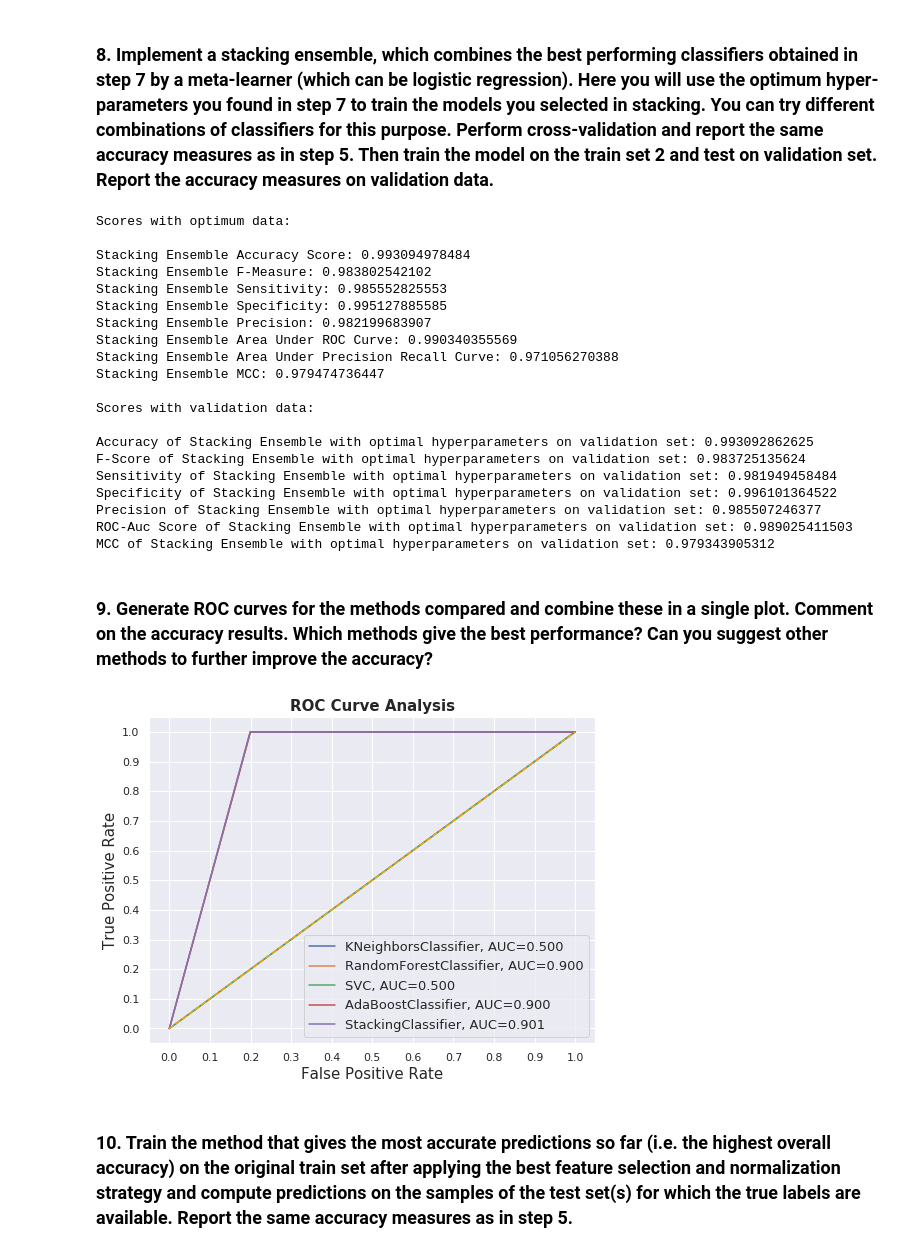
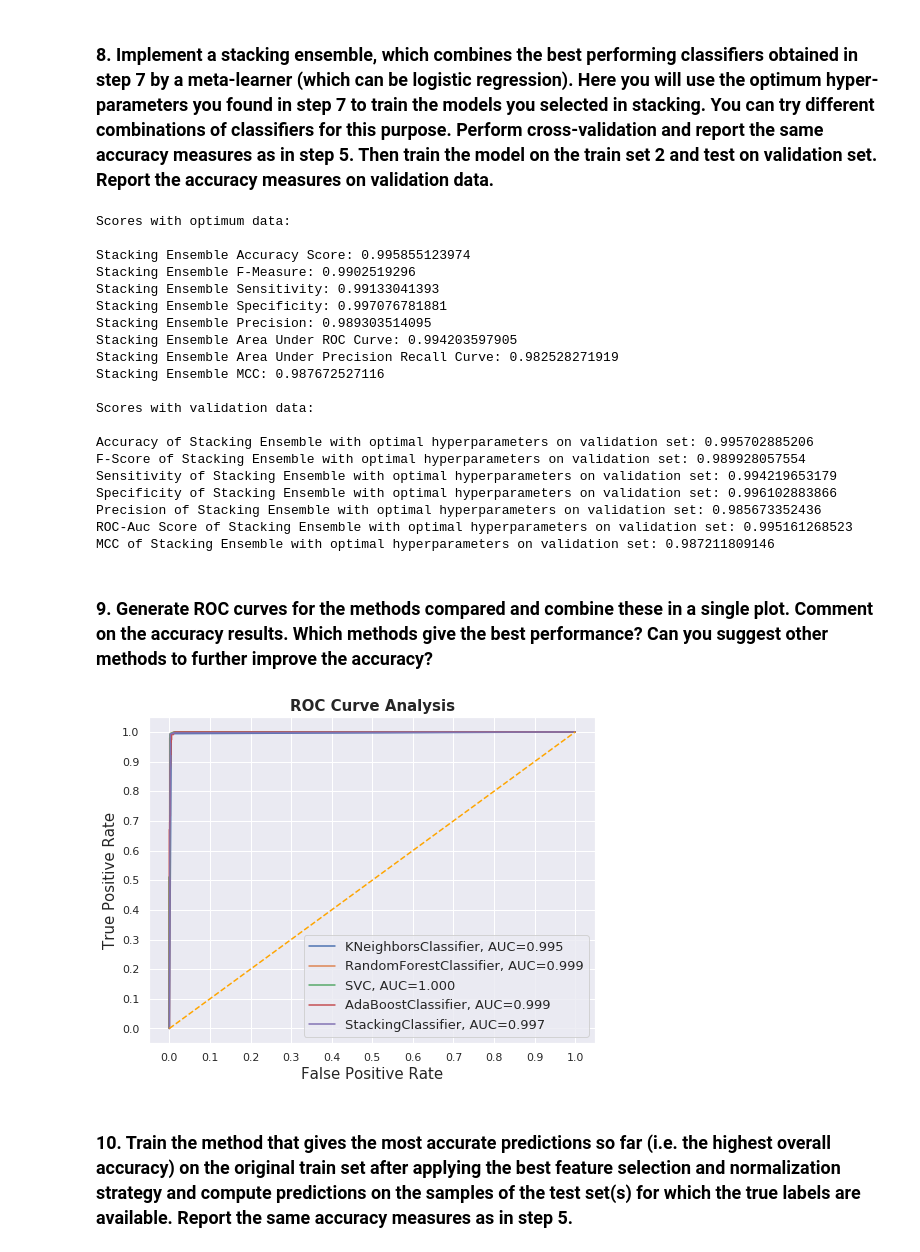
Before and after one commit to mabdullahsoyturk/Occupancy-Detection, a Jupyter notebook: occupancy_detection.ipynb, the cells around one changed output. Cells and saved outputs as stored; diff of their text form; code cells hidden in the pictures.

```diff
--- a/occupancy_detection.ipynb
+++ b/occupancy_detection.ipynb
@@ -70,11 +76,12 @@ normalized_x_validation_with_orig = scaler.transform(X_validation)
 ### 4. Perform a 10-fold cross-validation experiment for the random forest classifier on normalized and unnormalized versions of train set 2. You can set the number of trees to 100. Do you get better accuracy when you perform data normalization?
 # %%
 clf = RandomForestClassifier(n_estimators=100, random_state=42)
+kfold = StratifiedKFold(n_splits=10, random_state=42)
 
-unnormalized_accuracy = cross_val_score(clf, X_train_two, y_train_two, cv=10).mean()
-normalized_accuracy = cross_val_score(clf, normalized_x_train_two, y_train_two, cv=10).mean()
+unnormalized_accuracy = cross_val_score(clf, X_train_two, y_train_two, cv=kfold).mean()
+normalized_accuracy = cross_val_score(clf, normalized_x_train_two, y_train_two, cv=kfold).mean()
 
-if unnormalized_accuracy > normalized_accuracy or unnormalized_accuracy == normalized_accuracy:
+if unnormalized_accuracy >= normalized_accuracy:
     print("No, I did not. Unnormalized Accuracy: {}, Normalized Accuracy: {}"
           .format(unnormalized_accuracy,normalized_accuracy))
 else:
@@ -185,7 +192,11 @@ for name, model in models:
         ("SelectKBest with f_classif 4", SelectKBest(f_classif,k=4)),
         ("SelectKBest with chi2 4", SelectKBest(chi2,k=4)),
         ("SelectKBest with f_classif 5", SelectKBest(f_classif,k=5)),
-        ("SelectKBest with chi2 5", SelectKBest(chi2,k=5))
+        ("SelectKBest with chi2 5", SelectKBest(chi2,k=5)),
+        ("SelectKBest with f_classif 6", SelectKBest(f_classif,k=6)),
+        ("SelectKBest with chi2 7", SelectKBest(chi2,k=6)),
+        ("SelectKBest with f_classif 7", SelectKBest(f_classif,k=7)),
+        ("SelectKBest with chi2 7", SelectKBest(chi2,k=7))
     ]
 
     for selector_name, selector in selectors:
@@ -198,8 +209,8 @@ for name, model in models:
         print("{} normalized results:\n".format(selector_name))
         dump_metrics_with_cv(normalized_selected_x_train_two, y_train_two, name, model)
 
-print("It is better to use all of the features. The most accurate model is K-Nearest Neighbour.")
-print("It is better not to make any feature selection but for the performance two features can be selected because the accuracy is still very good with two features.")
+print("Yes, I did get improvement when I performed feature selection.")
+print("SelectKBest that uses chi2 with 4 features gave the best accuracy.")
 # %% [output]
 VarianceThreshold unnormalized results:
 
@@ -247,7 +256,8 @@ Report the best cross-validation accuracies and optimum parameter values you fou
 Compute predictions on the validation set using the models trained by optimum
 hyper-parameters. Report the same accuracy measures as in step 5.
 # %%
-optimum_x_train_two  = normalized_x_train_two
+best_selector = SelectKBest(chi2,k=4)
+optimum_x_train_two = best_selector.fit_transform(X_train_two, y=y_train_two)
 
 hyper_parameters = {
     "K-Nearest Neighbour": [1] + [i*5 for i in range(1,21)],
@@ -310,7 +320,6 @@ for model_name, parameters in hyper_parameters.items():
                 opt_params["ab_estimators"] = parameter
 
     print("Optimum Accuracy for {}: {}".format(model_name, optimum_accuracy))
-    print("Optimum Parameters:")
-    print(optimum_parameters + "\n\n")
+    print("Optimum Parameters:{}\n\n".format(optimum_parameters))
 # %% [output]
 n_estimators: 5
@@ -350,6 +359,8 @@ def dump_metrics_without_cv(features, label, validation, name, model):
     print("ROC-Auc Score of {} with optimal hyperparameters on validation set: {}".format(name, roc_auc_score(y_validation, preds)))
     print("MCC of {} with optimal hyperparameters on validation set: {}\n\n".format(name, matthews_corrcoef(y_validation, preds)))
 
+optimum_x_validation = best_selector.fit_transform(X_validation, y=y_validation)
+
 for name,model in classifiers:
-    dump_metrics_without_cv(optimum_x_train_two, y_train_two, normalized_x_validation_train_two, name, model)
+    dump_metrics_without_cv(optimum_x_train_two, y_train_two, optimum_x_validation, name, model)
 # %% [output]
@@ -388,28 +399,28 @@ sclf = StackingClassifier(classifiers=classifiers_for_stacking, meta_classifier=
 dump_metrics_with_cv(optimum_x_train_two, y_train_two, "Stacking Ensemble", sclf)
 
 print("Scores with validation data:\n")
-dump_metrics_without_cv(optimum_x_train_two, y_train_two, normalized_x_validation_train_two, "Stacking Ensemble", sclf)
+dump_metrics_without_cv(optimum_x_train_two, y_train_two, optimum_x_validation, "Stacking Ensemble", sclf)
 # %% [output]
 Scores with optimum data:
 
-Stacking Ensemble Accuracy Score: 0.993094978484
-Stacking Ensemble F-Measure: 0.983802542102
-Stacking Ensemble Sensitivity: 0.985552825553
-Stacking Ensemble Specificity: 0.995127885585
-Stacking Ensemble Precision: 0.982199683907
-Stacking Ensemble Area Under ROC Curve: 0.990340355569
-Stacking Ensemble Area Under Precision Recall Curve: 0.971056270388
-Stacking Ensemble MCC: 0.979474736447
+Stacking Ensemble Accuracy Score: 0.995855123974
+Stacking Ensemble F-Measure: 0.9902519296
+Stacking Ensemble Sensitivity: 0.99133041393
+Stacking Ensemble Specificity: 0.997076781881
+Stacking Ensemble Precision: 0.989303514095
+Stacking Ensemble Area Under ROC Curve: 0.994203597905
+Stacking Ensemble Area Under Precision Recall Curve: 0.982528271919
+Stacking Ensemble MCC: 0.987672527116
 
 Scores with validation data:
 
-Accuracy of Stacking Ensemble with optimal hyperparameters on validation set: 0.993092862625
-F-Score of Stacking Ensemble with optimal hyperparameters on validation set: 0.983725135624
-Sensitivity of Stacking Ensemble with optimal hyperparameters on validation set: 0.981949458484
-Specificity of Stacking Ensemble with optimal hyperparameters on validation set: 0.996101364522
-Precision of Stacking Ensemble with optimal hyperparameters on validation set: 0.985507246377
-ROC-Auc Score of Stacking Ensemble with optimal hyperparameters on validation set: 0.989025411503
-MCC of Stacking Ensemble with optimal hyperparameters on validation set: 0.979343905312
+Accuracy of Stacking Ensemble with optimal hyperparameters on validation set: 0.995702885206
+F-Score of Stacking Ensemble with optimal hyperparameters on validation set: 0.989928057554
+Sensitivity of Stacking Ensemble with optimal hyperparameters on validation set: 0.994219653179
+Specificity of Stacking Ensemble with optimal hyperparameters on validation set: 0.996102883866
+Precision of Stacking Ensemble with optimal hyperparameters on validation set: 0.985673352436
+ROC-Auc Score of Stacking Ensemble with optimal hyperparameters on validation set: 0.995161268523
+MCC of Stacking Ensemble with optimal hyperparameters on validation set: 0.987211809146
 # %% [markdown]
 ### 9. Generate ROC curves for the methods compared and combine these in a single plot. Comment on the accuracy results. Which methods give the best performance? Can you suggest other methods to further improve the accuracy?
 # %%
@@ -425,38 +436,38 @@ optimal_classifiers = [
 
 for cls in optimal_classifiers:
     model = cls.fit(optimum_x_train_two, y_train_two)
-    yproba = model.predict_proba(X_validation)[::,1]
+    yproba = model.predict_proba(optimum_x_validation)[::,1]
 
     fpr, tpr, _ = roc_curve(y_validation,  yproba)
     auc = roc_auc_score(y_validation, yproba)
 
     result_table = result_table.append({'classifiers':cls.__class__.__name__,
                                         'fpr':fpr,
                                         'tpr':tpr,
                                         'auc':auc}, ignore_index=True)
 
 result_table.set_index('classifiers', inplace=True)
 
 fig = plt.figure(figsize=(8,6))
 
 for i in result_table.index:
     plt.plot(result_table.loc[i]['fpr'],
              result_table.loc[i]['tpr'],
              label="{}, AUC={:.3f}".format(i, result_table.loc[i]['auc']))
 
 plt.plot([0,1], [0,1], color='orange', linestyle='--')
 
 plt.xticks(np.arange(0.0, 1.1, step=0.1))
 plt.xlabel("False Positive Rate", fontsize=15)
 
 plt.yticks(np.arange(0.0, 1.1, step=0.1))
 plt.ylabel("True Positive Rate", fontsize=15)
 
 plt.title('ROC Curve Analysis', fontweight='bold', fontsize=15)
 plt.legend(prop={'size':13}, loc='lower right')
 
 plt.show()
 # %% [output]
-[figure, old version]
+[figure, new version]
 # %% [markdown]
 ### 10. Train the method that gives the most accurate predictions so far (i.e. the highest overall accuracy) on the original train set after applying the best feature selection and normalization strategy and compute predictions on the samples of the test set(s) for which the true labels are available. Report the same accuracy measures as in step 5.
```
Also changed, not shown: parts of 16 cells of this notebook, 5 other files.
